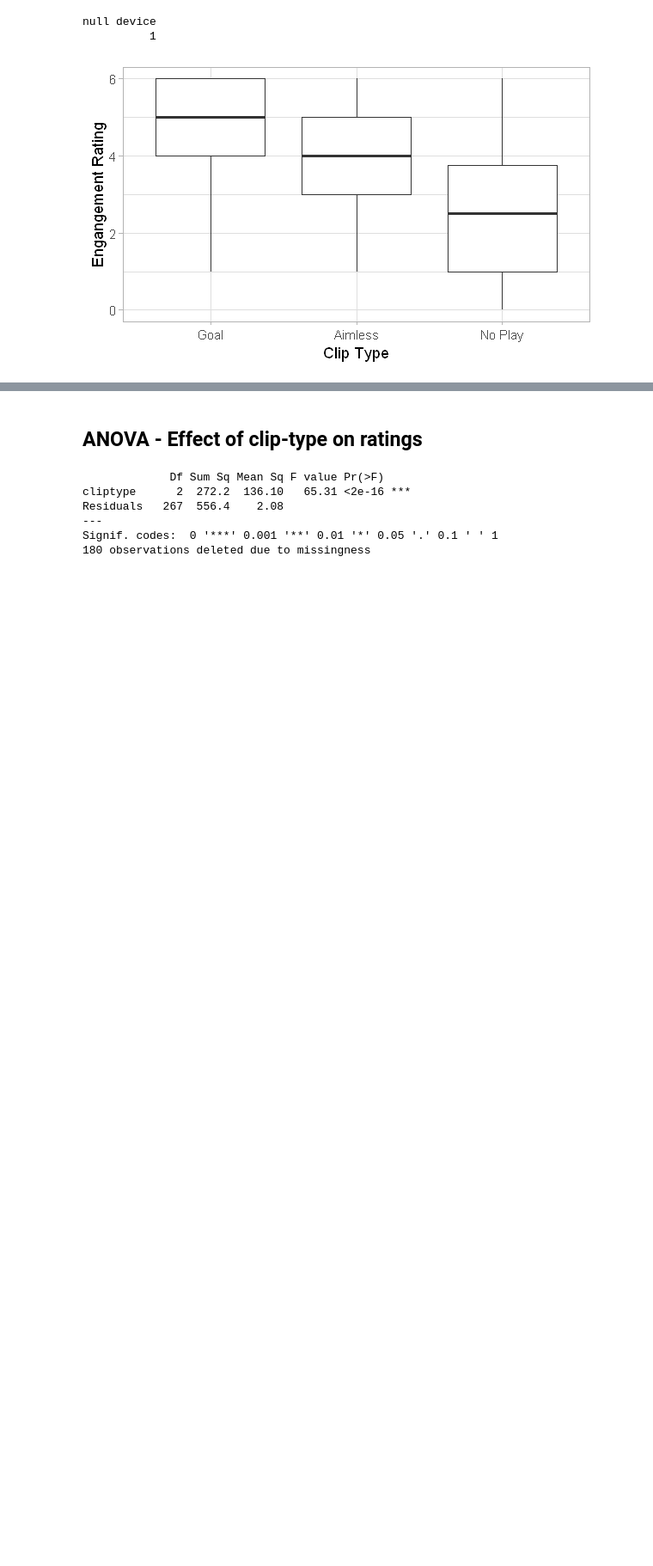
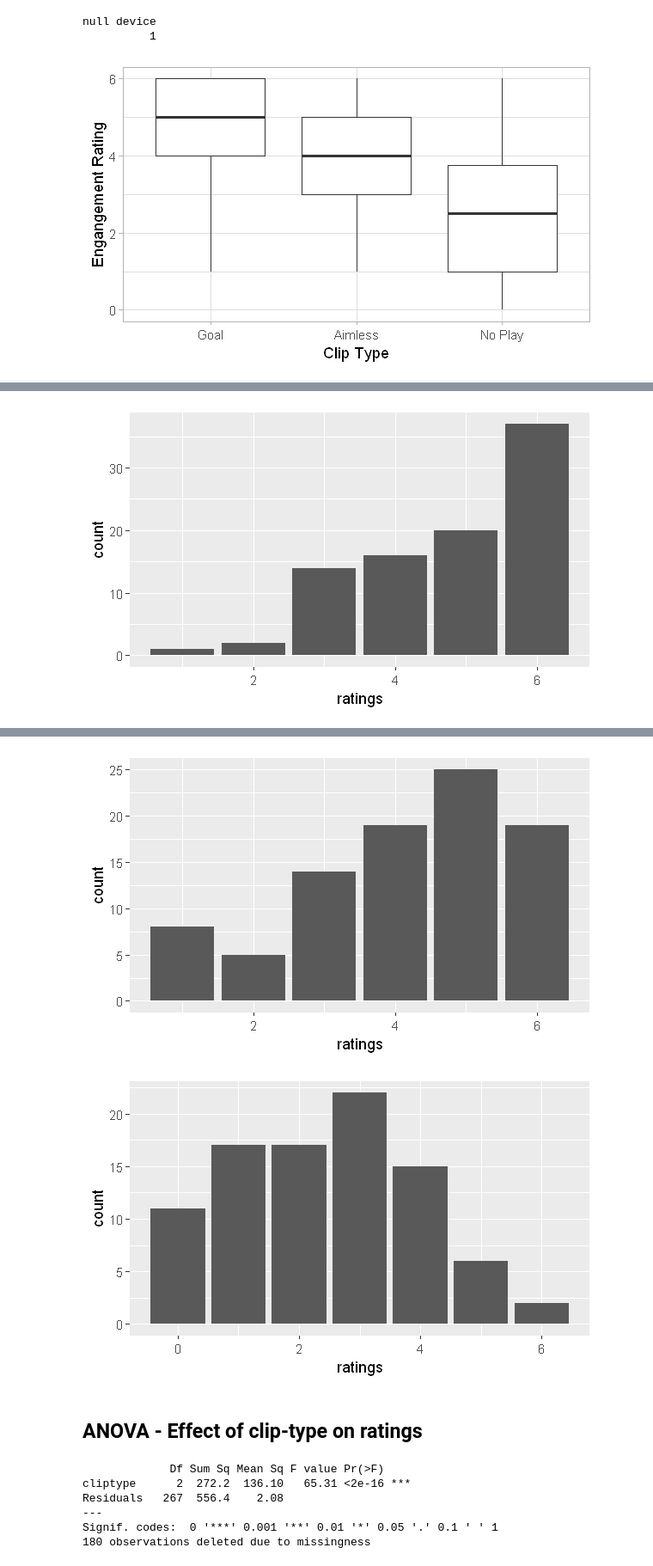
Before and after one commit to maddybartlett/Thesis_Notebooks, a Jupyter notebook: Chapter3_ValidatingDataset/Analysis/Analysis.ipynb, the cells around one changed output, grey strips where cells are left out. Shown at 86% size. Saved outputs shown, nothing was run; the diff lists cells and outputs as text; code cells hidden in the pictures; blank space fills up the shorter version.

Commit message:
Added barplots of ratings

```diff
--- a/Chapter3_ValidatingDataset/Analysis/Analysis.ipynb
+++ b/Chapter3_ValidatingDataset/Analysis/Analysis.ipynb
@@ -27,7 +27,7 @@ The following object is masked from 'package:psych':
 # %% [markdown]
 Load data
 # %%
-data = read.csv("../Data/Responses.csv")
+data = read.csv("../Data/Input/Responses.csv")
 data
 # %% [output]
 | video | condition | R1 | R2 | R3 | R4 | R5 |
@@ -264,3 +256,11 @@ Warning message:
 null device
           1
 [figure]
+# %%
+goal_plot=subset(all_long,  cliptype=='1_goal')
+aim_plot=subset(all_long,  cliptype=='2_aimless')
+no_plot=subset(all_long,  cliptype=='3_noplay')
+ggplot(goal_plot, aes(ratings)) + geom_bar(stat="count")
+ggplot(aim_plot, aes(ratings)) + geom_bar(stat="count")
+ggplot(no_plot, aes(ratings)) + geom_bar(stat="count")
+# %% [output]
@@ -266,0 +270 @@ null device
+[figure, added]
@@ -267,3 +273,5 @@ null device
+[figure, added]
+[figure, added]
 # %% [markdown]
 ## ANOVA - Effect of clip-type on ratings
 # %%
```
Also changed, not shown: parts of 4 cells of this notebook.
